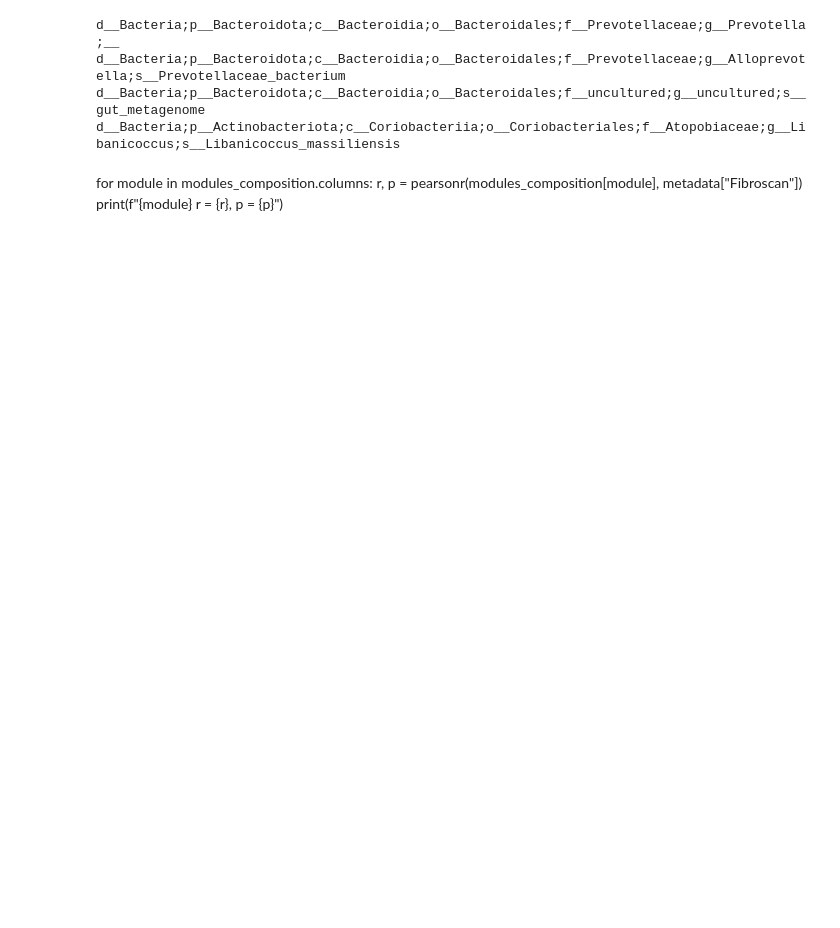
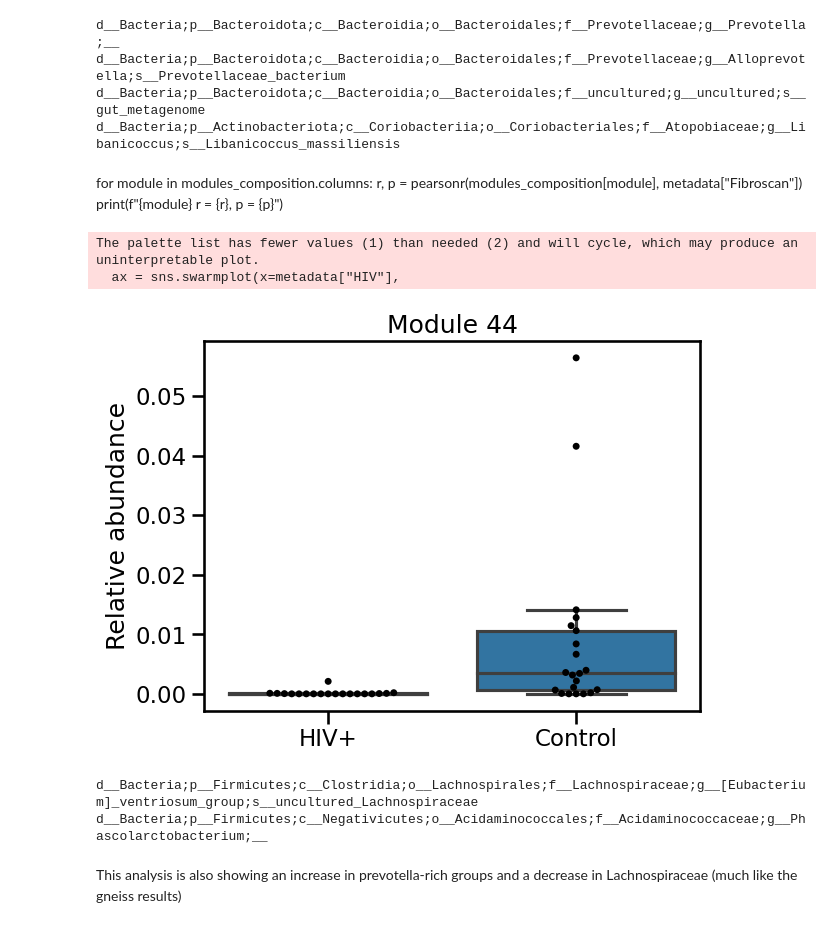
Before and after one commit to sterrettJD/HIV-microbiome, a Jupyter notebook: SCNIC.ipynb, the cells around one changed output. Cells and saved outputs as stored; diff of their text form; code cells hidden in the pictures; blank space fills up the shorter version.

Commit message:
rerun with fixed metadata

```diff
--- a/SCNIC.ipynb
+++ b/SCNIC.ipynb
@@ -170,3 +176,33 @@ for module in modules_composition.columns:
     r, p = pearsonr(modules_composition[module],
                    metadata["Fibroscan"])
     print(f"{module} r = {r}, p = {p}")
+# %%
+ax = sns.boxplot(x=metadata["HIV"],
+            y=modules_composition["module_44"],
+            order=["Yes", "No"],
+            palette=["tab:orange", "tab:blue"],
+            showfliers=False)
+
+ax = sns.swarmplot(x=metadata["HIV"],
+                  y=modules_composition["module_44"],
+                  order=["Yes", "No"],
+                  palette=["black"],
+                  ax=ax)
+ax.set_title("Module 44")
+ax.set_ylabel("Relative abundance")
+ax.set(xlabel=None, xticklabels=["HIV+", "Control"])
+
+plt.savefig("figures/module_44_HIV_boxplot.svg", transparent=True, bbox_inches="tight")
+plt.show()
+# %% [output]
+The palette list has fewer values (1) than needed (2) and will cycle, which may produce an uninterpretable plot.
+  ax = sns.swarmplot(x=metadata["HIV"],
+[figure, added]
+# %%
+for tax in modules.loc["module_44"].dropna():
+    print(tax)
+# %% [output]
+d__Bacteria;p__Firmicutes;c__Clostridia;o__Lachnospirales;f__Lachnospiraceae;g__[Eubacterium]_ventriosum_group;s__uncultured_Lachnospiraceae
+d__Bacteria;p__Firmicutes;c__Negativicutes;o__Acidaminococcales;f__Acidaminococcaceae;g__Phascolarctobacterium;__
+# %% [markdown]
+This analysis is also showing an increase in prevotella-rich groups and a decrease in Lachnospiraceae (much like the gneiss results)
```
Also changed, not shown: parts of 3 cells of this notebook.
